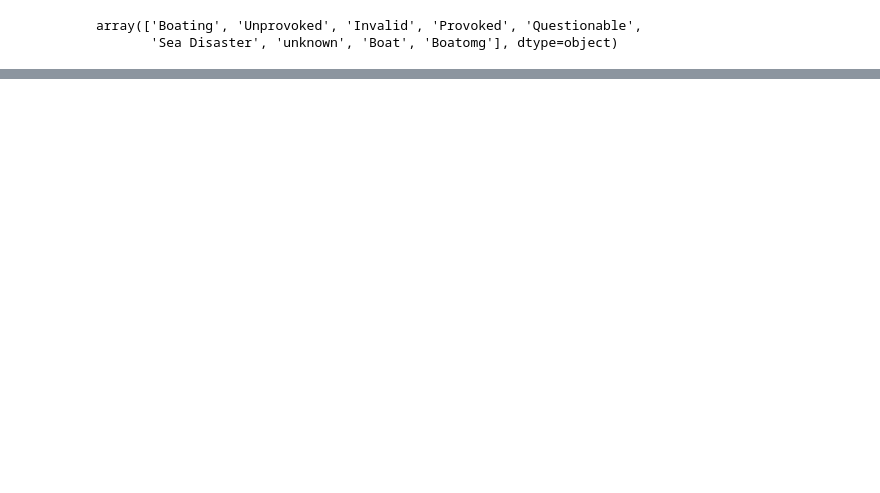
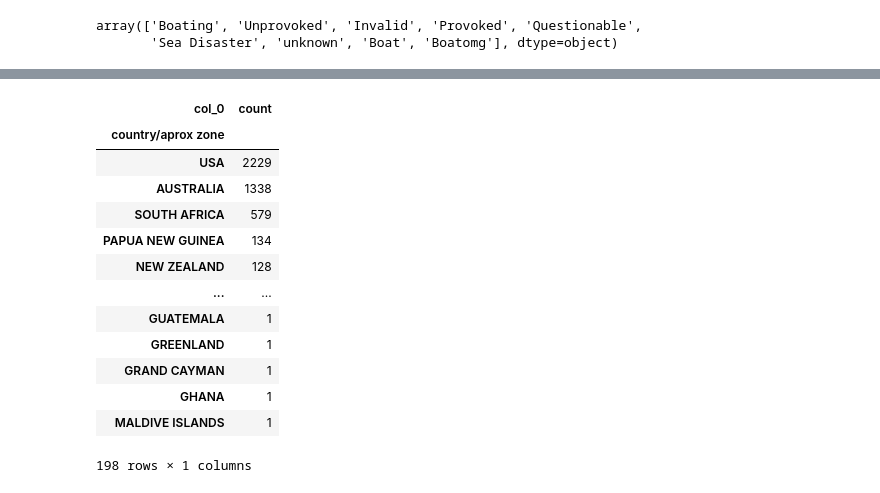
Before and after one commit to fjgarciaes/ProyectoSharks, a Jupyter notebook: Limpieza Sharks.ipynb, the cells around one changed output, grey strips where cells are left out. Cells and saved outputs as stored; diff of their text form; code cells hidden in the pictures; blank space fills up the shorter version.

```diff
--- a/Limpieza Sharks.ipynb
+++ b/Limpieza Sharks.ipynb
@@ -627,0 +668,18 @@ array(['Boating', 'Unprovoked', 'Invalid', 'Provoked', 'Questionable',
+# %%
+countrytable=pd.crosstab(index=s2['country/aprox zone'], columns= 'count')
+countrytable.sort_values('count', ascending=False)
+# %% [output]
+| col_0 | count |
+| country/aprox zone |  |
+| USA | 2229 |
+| AUSTRALIA | 1338 |
+| SOUTH AFRICA | 579 |
+| PAPUA NEW GUINEA | 134 |
+| NEW ZEALAND | 128 |
+| ... | ... |
+| GUATEMALA | 1 |
+| GREENLAND | 1 |
+| GRAND CAYMAN | 1 |
+| GHANA | 1 |
+| MALDIVE ISLANDS | 1 |
+198 rows × 1 columns
```
Also changed, not shown: parts of 34 cells of this notebook.
